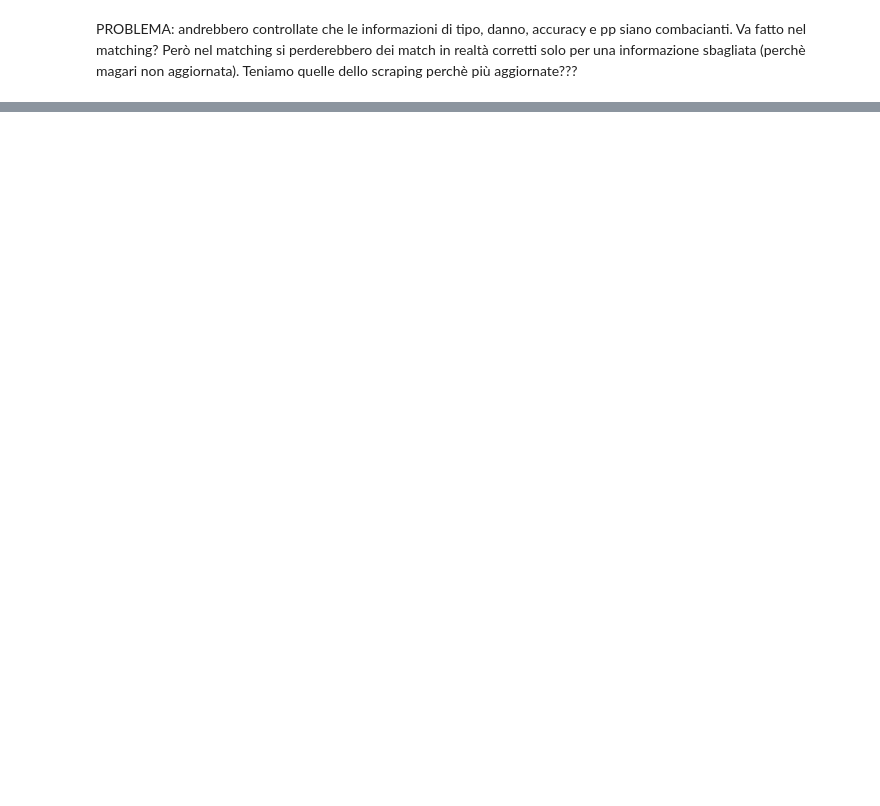
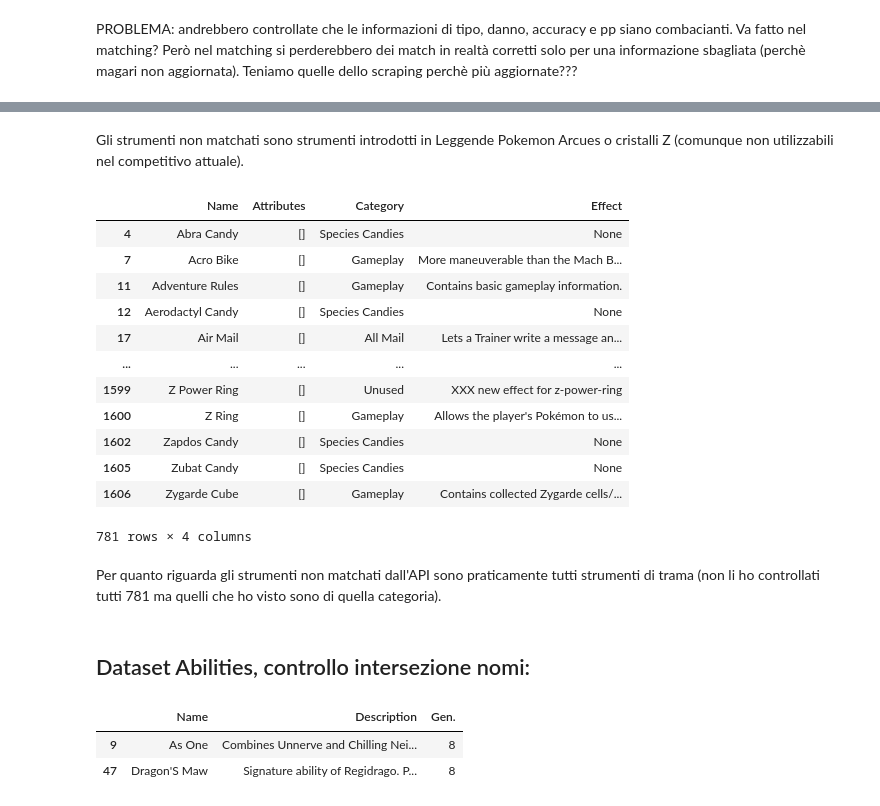
Before and after one commit to giocoal/competitive-pokemon-graph-database, a Jupyter notebook: Integrazione.ipynb, the cells around one changed output, grey strips where cells are left out. Drawn from its saved outputs; the diff is of its cells as text; code cells hidden in the pictures; blank space fills up the shorter version.

Commit message:
Sistemazione record non matchati

```diff
--- a/Integrazione.ipynb
+++ b/Integrazione.ipynb
@@ -1056,0 +1073,25 @@ PROBLEMA: andrebbero controllate che le informazioni di tipo, danno, accuracy e
+# %% [markdown]
+Gli strumenti non matchati sono strumenti introdotti in Leggende Pokemon Arcues o cristalli Z (comunque non utilizzabili nel competitivo attuale).
+# %%
+intersection_arr_api = np.intersect1d(item_total['Name'], item_api['Name'])
+item_api_unmatch = item_api.loc[~item_api['Name'].isin(intersection_arr_api),:]
+# %%
+item_api_unmatch
+# %% [output]
+|  | Name | Attributes | Category | Effect |
+| 4 | Abra Candy | [] | Species Candies | None |
+| 7 | Acro Bike | [] | Gameplay | More maneuverable than the Mach B... |
+| 11 | Adventure Rules | [] | Gameplay | Contains basic gameplay information. |
+| 12 | Aerodactyl Candy | [] | Species Candies | None |
+| 17 | Air Mail | [] | All Mail | Lets a Trainer write a message an... |
+| ... | ... | ... | ... | ... |
+| 1599 | Z Power Ring | [] | Unused | XXX new effect for z-power-ring |
+| 1600 | Z Ring | [] | Gameplay | Allows the player's Pokémon to us... |
+| 1602 | Zapdos Candy | [] | Species Candies | None |
+| 1605 | Zubat Candy | [] | Species Candies | None |
+| 1606 | Zygarde Cube | [] | Gameplay | Contains collected Zygarde cells/... |
+781 rows × 4 columns
+# %% [markdown]
+Per quanto riguarda gli strumenti non matchati dall'API sono praticamente tutti strumenti di trama (non li ho controllati tutti 781 ma quelli che ho visto sono di quella categoria).
+# %% [markdown]
+## Dataset Abilities, controllo intersezione nomi:
@@ -1056,0 +1101,6 @@ PROBLEMA: andrebbero controllate che le informazioni di tipo, danno, accuracy e
+# %%
+abil_scrap_unmatch
+# %% [output]
+|  | Name | Description | Gen. |
+| 9 | As One | Combines Unnerve and Chilling Nei... | 8 |
+| 47 | Dragon'S Maw | Signature ability of Regidrago. P... | 8 |
```
Also changed, not shown: parts of 38 cells of this notebook, 7 other files.
